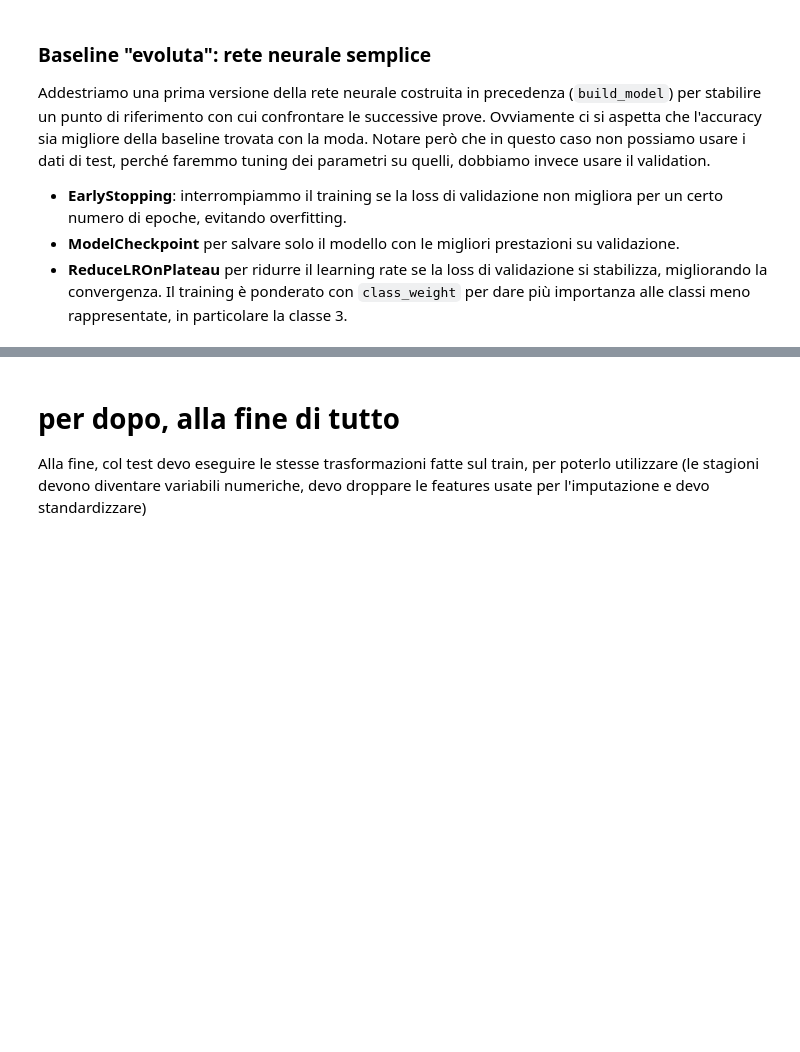
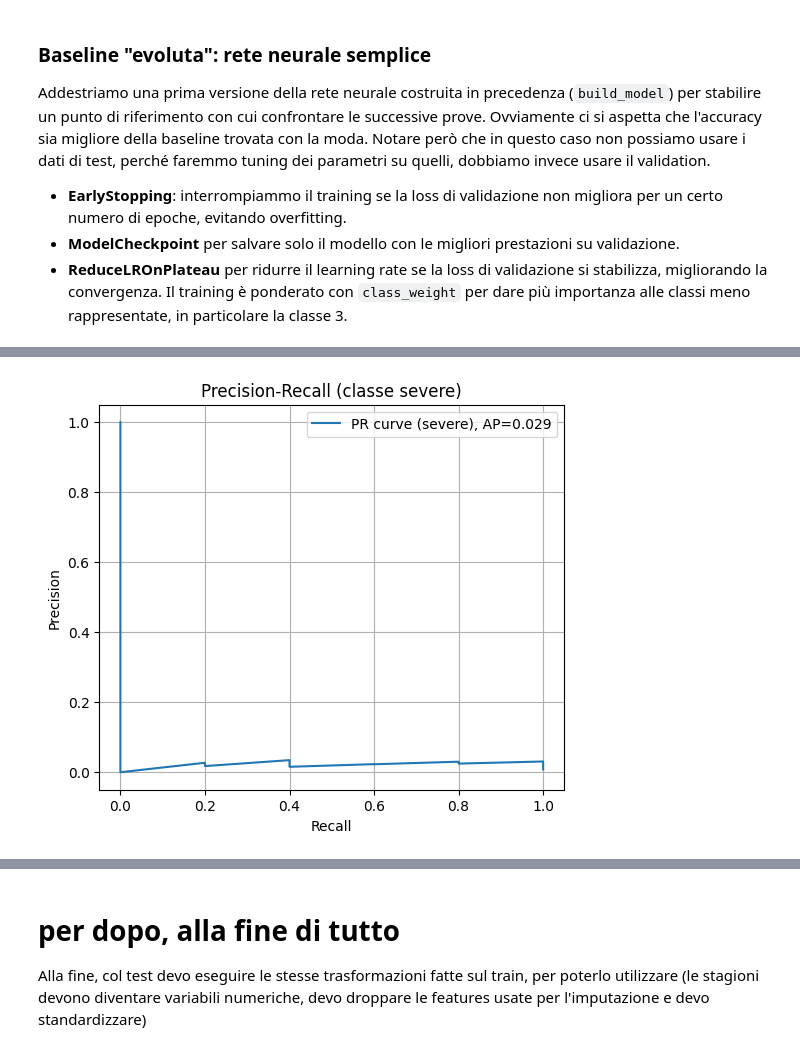
Before and after one commit to dadezz/ML_Problematic_Internet_Use, a Jupyter notebook: src/data_cleaning.ipynb, the cells around one changed output, grey strips where cells are left out. Cells and saved outputs as stored; diff of their text form; code cells hidden in the pictures; blank space fills up the shorter version.

```diff
--- a/src/data_cleaning.ipynb
+++ b/src/data_cleaning.ipynb
@@ -819,0 +919,13 @@ history = model.fit(
+# %%
+if 3 in classes:
+    y_true_bin = (y_val == 3).astype(int)
+    y_scores_severe = y_val_pred_proba[:, 3]
+    prec, rec, thresh = precision_recall_curve(y_true_bin, y_scores_severe)
+    ap = average_precision_score(y_true_bin, y_scores_severe)
+    plt.figure(figsize=(6,5))
+    plt.plot(rec, prec, label=f'PR curve (severe), AP={ap:.3f}')
+    plt.xlabel('Recall'); plt.ylabel('Precision')
+    plt.title('Precision-Recall (classe severe)')
+    plt.legend(); plt.grid(); plt.show()
+# %% [output]
+[figure, added]
```
Also changed, not shown: parts of 17 cells of this notebook.
